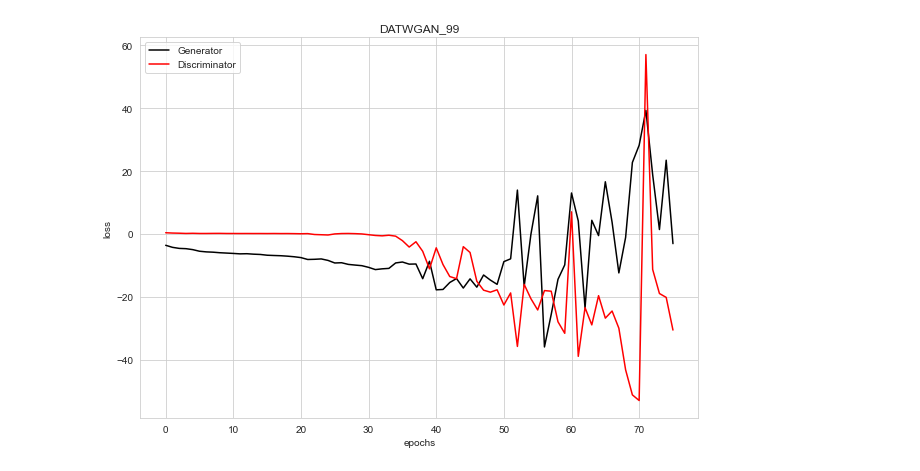
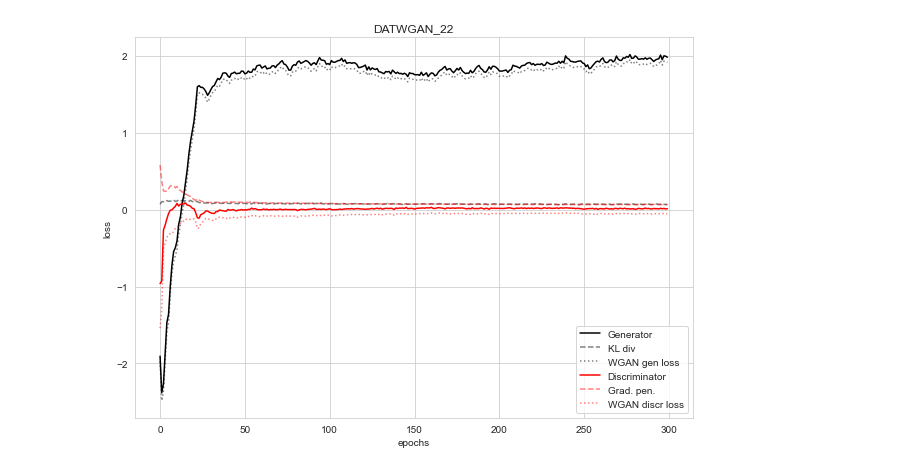
Before and after one commit to glederrey/SynthPop, a Jupyter notebook: code/notebooks/training/check_training.ipynb, the cells around one changed output. Cells and saved outputs as stored; diff of their text form; code cells hidden in the pictures.

Commit message:
[UPD] Not sure WGAN-GP loss works. But anyway, time to sleep

```diff
--- a/code/notebooks/training/check_training.ipynb
+++ b/code/notebooks/training/check_training.ipynb
@@ -22,41 +24,51 @@ sns.set_style("whitegrid")
 # %%
 dataset = 'Chicago'
 
-names = ['DATWGAN_99']
+names = ['DATWGAN_22']
 # %%
 for n in names:
 
     output_folder = '../output/' + dataset + '/' + n + '/'
 
     with open(output_folder + 'logs/stats.json', 'r') as infile:
         data = json.load(infile)
 
     loss = {'gen': [],
             'discr': []
            }
     if 'WGAN' in n:
         loss['wgan_discr'] = []
         loss['grad_pen'] = []
+        loss['kl'] = []
+        loss['wgan_gen'] = []
         for d in data:
-            loss['gen'].append(d['GAN_loss/g_loss'])
+            loss['wgan_gen'].append(d['GAN_loss/g_loss'])
+            loss['kl'].append(d['GAN_loss/kl_div'])
+            loss['gen'].append(d['GAN_loss/g_loss']+d['GAN_loss/kl_div'])
             loss['wgan_discr'].append(d['GAN_loss/d_loss'])
             loss['grad_pen'].append(10*d['GAN_loss/gradient_penalty'])
             loss['discr'].append((d['GAN_loss/d_loss']+10*d['GAN_loss/gradient_penalty']))
     else:
         for d in data:
             loss['gen'].append(d['GAN_loss/gen/final-g-loss'])
             loss['discr'].append(d['GAN_loss/discrim/loss'])
 
     plt.figure(figsize=(10,7))
-    plt.plot(loss['gen'], 'k', label='Generator')
+    if True:
+        plt.plot(loss['gen'], 'k', label='Generator')
+        if 'WGAN' in n:
+            plt.plot(loss['kl'], 'k--', label='KL div', alpha=0.5)
+            plt.plot(loss['wgan_gen'], 'k:', label='WGAN gen loss', alpha=0.5)
+
     plt.plot(loss['discr'], 'r', label='Discriminator')
-    if 'wass' in n:
-        plt.plot(loss['grad_pen'], 'r--', label='Grad. pen.')
-        plt.plot(loss['wgan_discr'], 'r:', label='WGAN discr loss')
+    if 'WGAN' in n:
+        plt.plot(loss['grad_pen'], 'r--', label='Grad. pen.', alpha=0.5)
+        plt.plot(loss['wgan_discr'], 'r:', label='WGAN discr loss', alpha=0.5)
     plt.legend()
 
     plt.title(n)
+    #plt.ylim([-.5,.5])
     plt.xlabel('epochs')
     plt.ylabel('loss')
 # %% [output]
-[figure, old version]
+[figure, new version]
```
Also changed, not shown: parts of 3 cells of this notebook, 8 other files.
